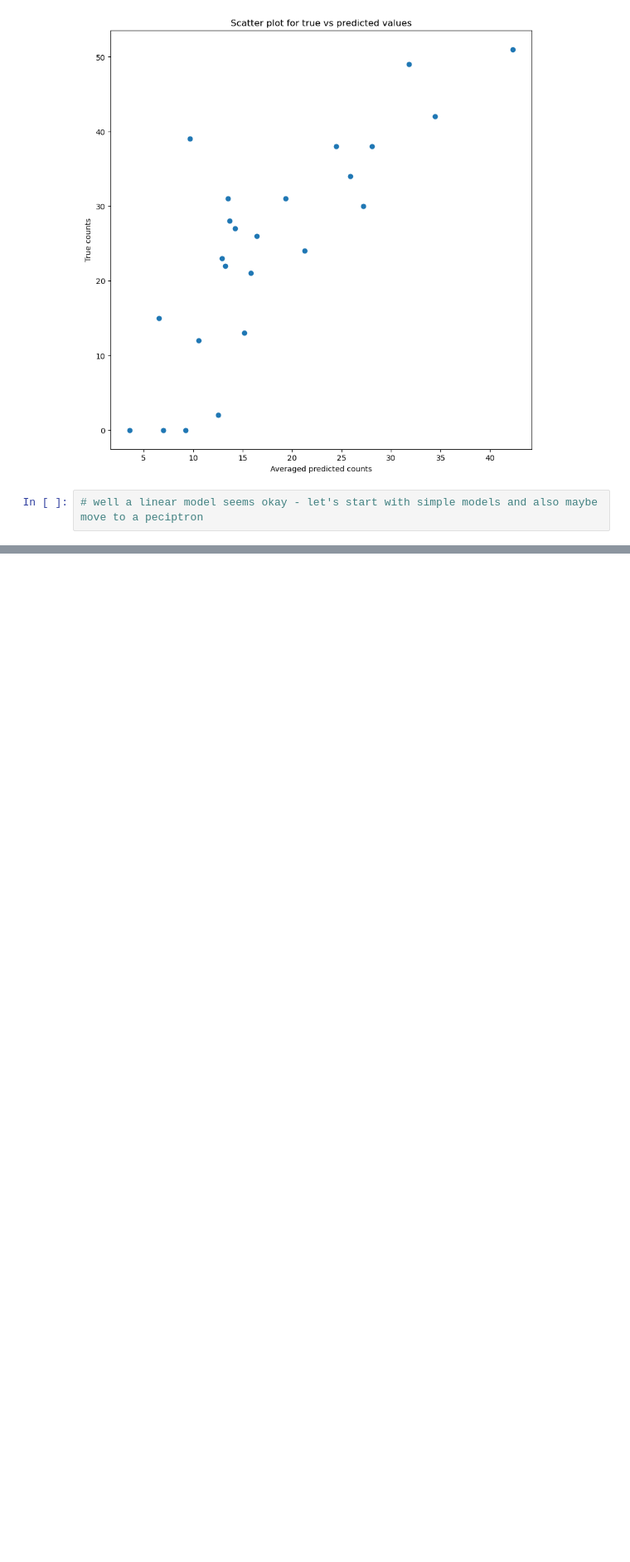
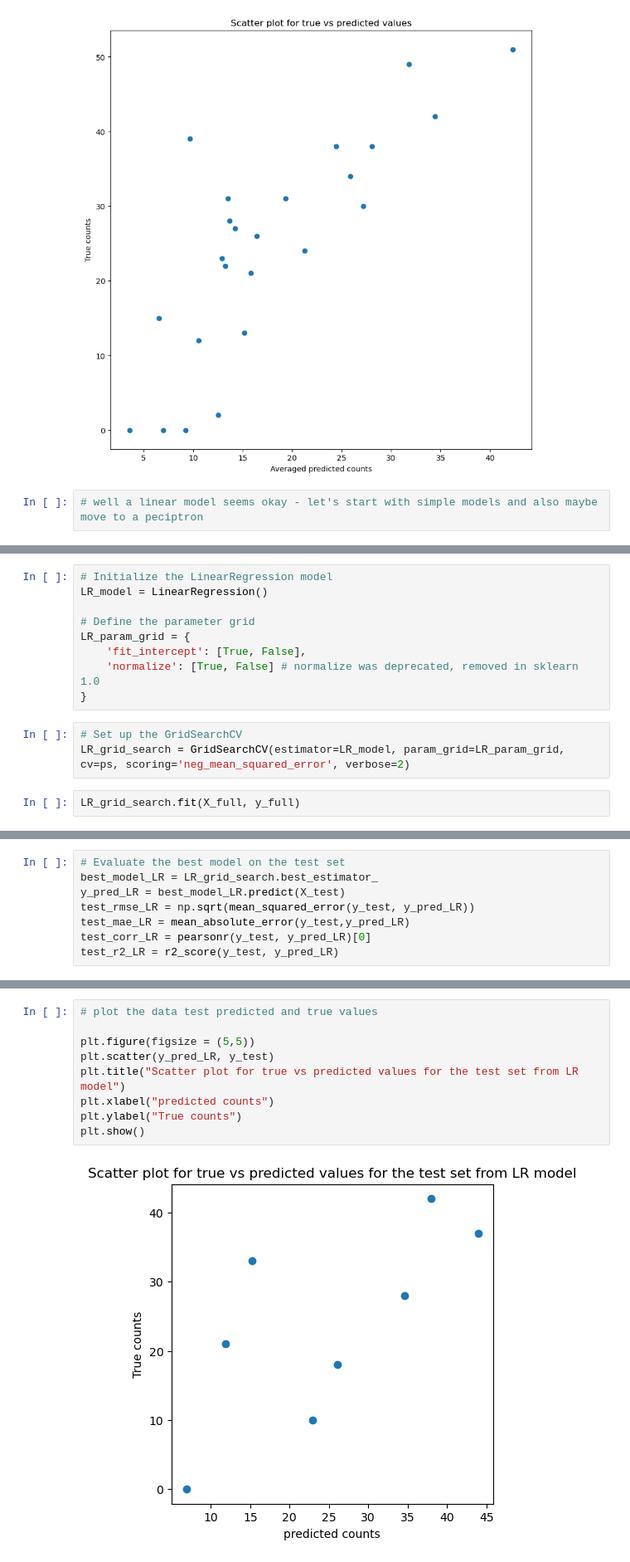
Before and after one commit to Gayara-Fernando/TN_mc_dropout, a Jupyter notebook: Train_calibration_model.ipynb, the cells around one changed output, grey strips where cells are left out. Shown at 83% size. Saved outputs shown, nothing was run; the diff lists cells and outputs as text; blank space fills up the shorter version.

```diff
--- a/Train_calibration_model.ipynb
+++ b/Train_calibration_model.ipynb
@@ -71,0 +151,14 @@ plt.show()
+# %%
+# Initialize the LinearRegression model
+LR_model = LinearRegression()
+
+# Define the parameter grid
+LR_param_grid = {
+    'fit_intercept': [True, False],
+    'normalize': [True, False] # normalize was deprecated, removed in sklearn 1.0
+}
+# %%
+# Set up the GridSearchCV
+LR_grid_search = GridSearchCV(estimator=LR_model, param_grid=LR_param_grid, cv=ps, scoring='neg_mean_squared_error', verbose=2)
+# %%
+LR_grid_search.fit(X_full, y_full)
@@ -71,0 +201,8 @@ plt.show()
+# %%
+# Evaluate the best model on the test set
+best_model_LR = LR_grid_search.best_estimator_
+y_pred_LR = best_model_LR.predict(X_test)
+test_rmse_LR = np.sqrt(mean_squared_error(y_test, y_pred_LR))
+test_mae_LR = mean_absolute_error(y_test,y_pred_LR)
+test_corr_LR = pearsonr(y_test, y_pred_LR)[0]
+test_r2_LR = r2_score(y_test, y_pred_LR)
@@ -71,0 +217,11 @@ plt.show()
+# %%
+# plot the data test predicted and true values
+
+plt.figure(figsize = (5,5))
+plt.scatter(y_pred_LR, y_test)
+plt.title("Scatter plot for true vs predicted values for the test set from LR model")
+plt.xlabel("predicted counts")
+plt.ylabel("True counts")
+plt.show()
+# %% [output]
+[figure, added]
```
Also changed, not shown: parts of 38 cells of this notebook.
